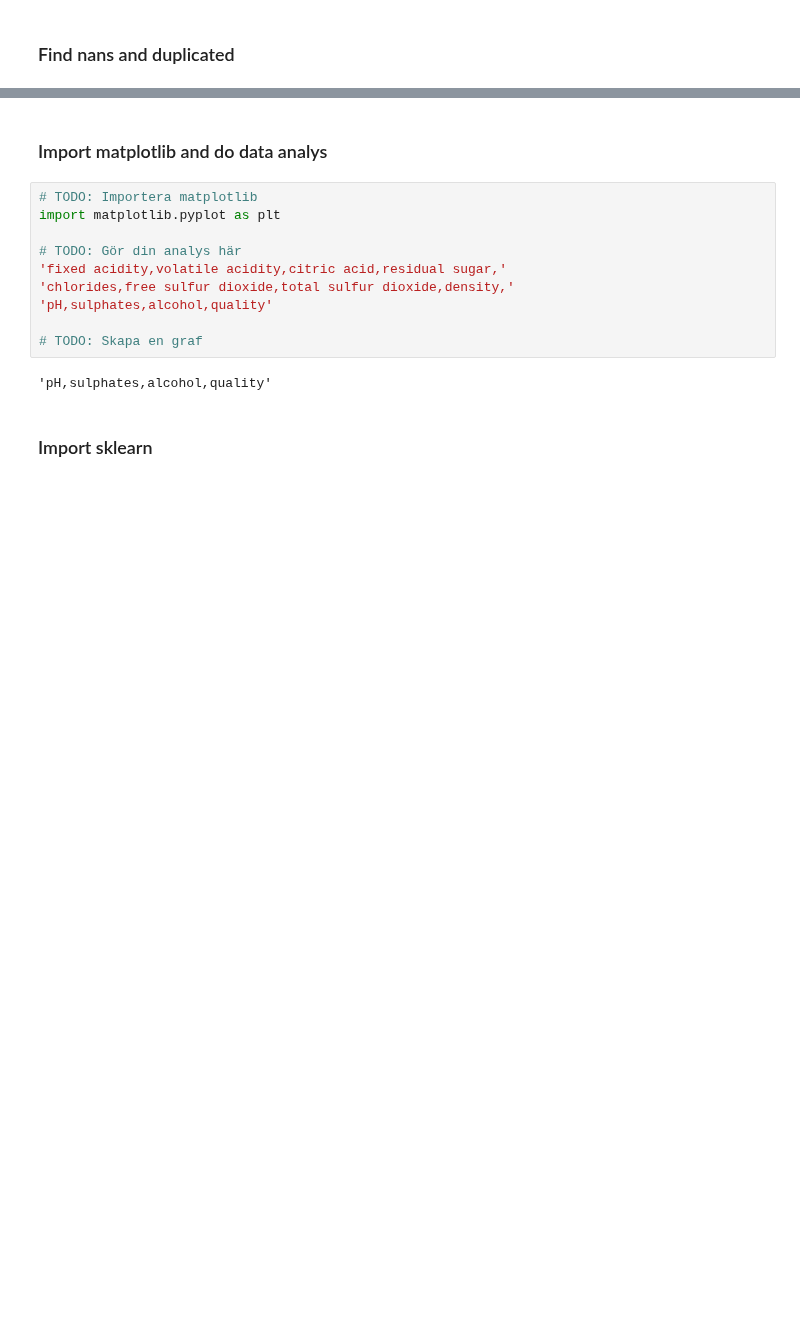
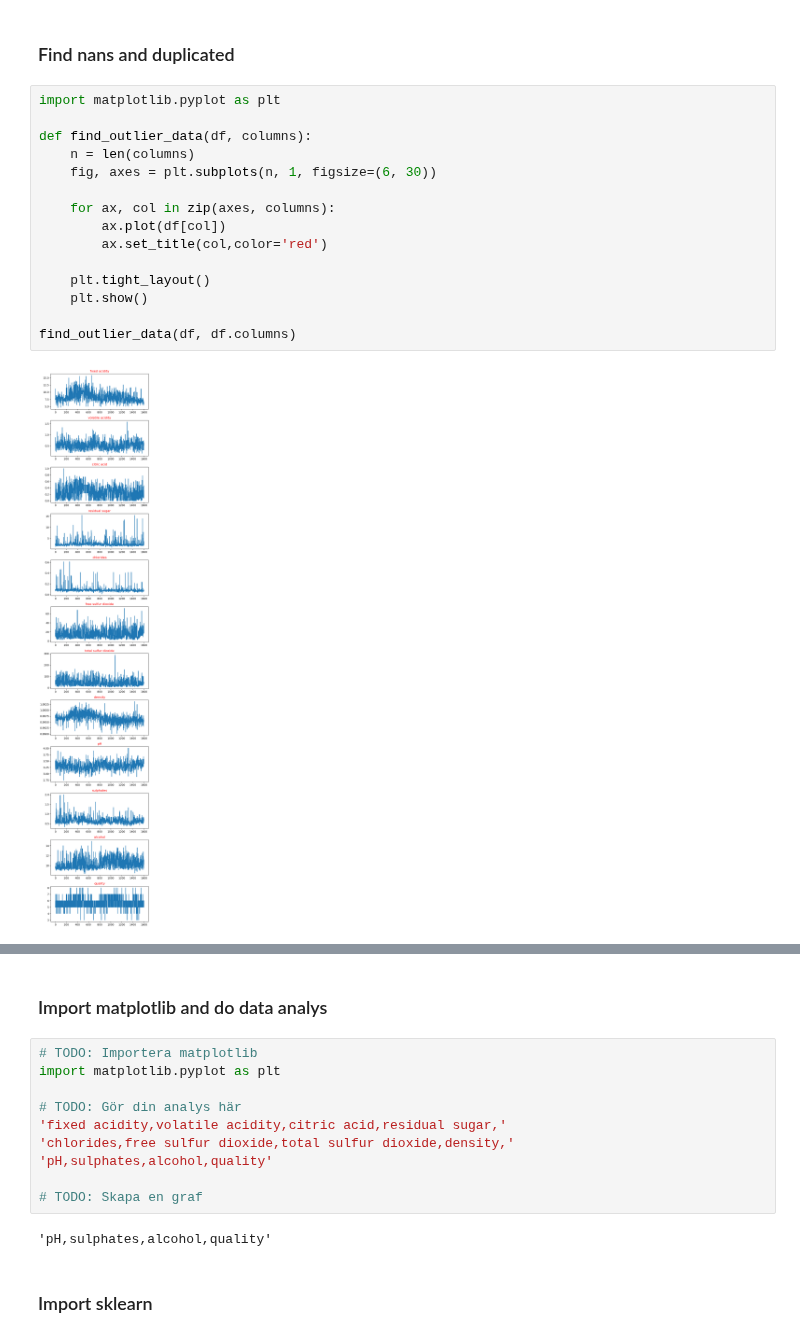
Before and after one commit to Azzure45/big-data-iot-labs, a Jupyter notebook: mini-projekt/mini-projekt-Anton-Mahdi.ipynb, the cells around one changed output, grey strips where cells are left out. Saved outputs shown, nothing was run; the diff lists cells and outputs as text; blank space fills up the shorter version.

Commit message:
fixed outlier plot

```diff
--- a/mini-projekt/mini-projekt-Anton-Mahdi.ipynb
+++ b/mini-projekt/mini-projekt-Anton-Mahdi.ipynb
@@ -37,5 +38,22 @@ Index(['fixed acidity', 'volatile acidity', 'citric acid', 'residual sugar',
 # %% [markdown]
 ### Find nans and duplicated
+# %%
+import matplotlib.pyplot as plt
+
+def find_outlier_data(df, columns):
+    n = len(columns)
+    fig, axes = plt.subplots(n, 1, figsize=(6, 30))
+
+    for ax, col in zip(axes, columns):
+        ax.plot(df[col])
+        ax.set_title(col,color='red')
+
+    plt.tight_layout()
+    plt.show()
+
+find_outlier_data(df, df.columns)
+# %% [output]
+[figure, added]
 # %%
 # TODO: Kolla efter saknade värden
 display(df.isna().sum())
```
Also changed, not shown: parts of 2 cells of this notebook.
